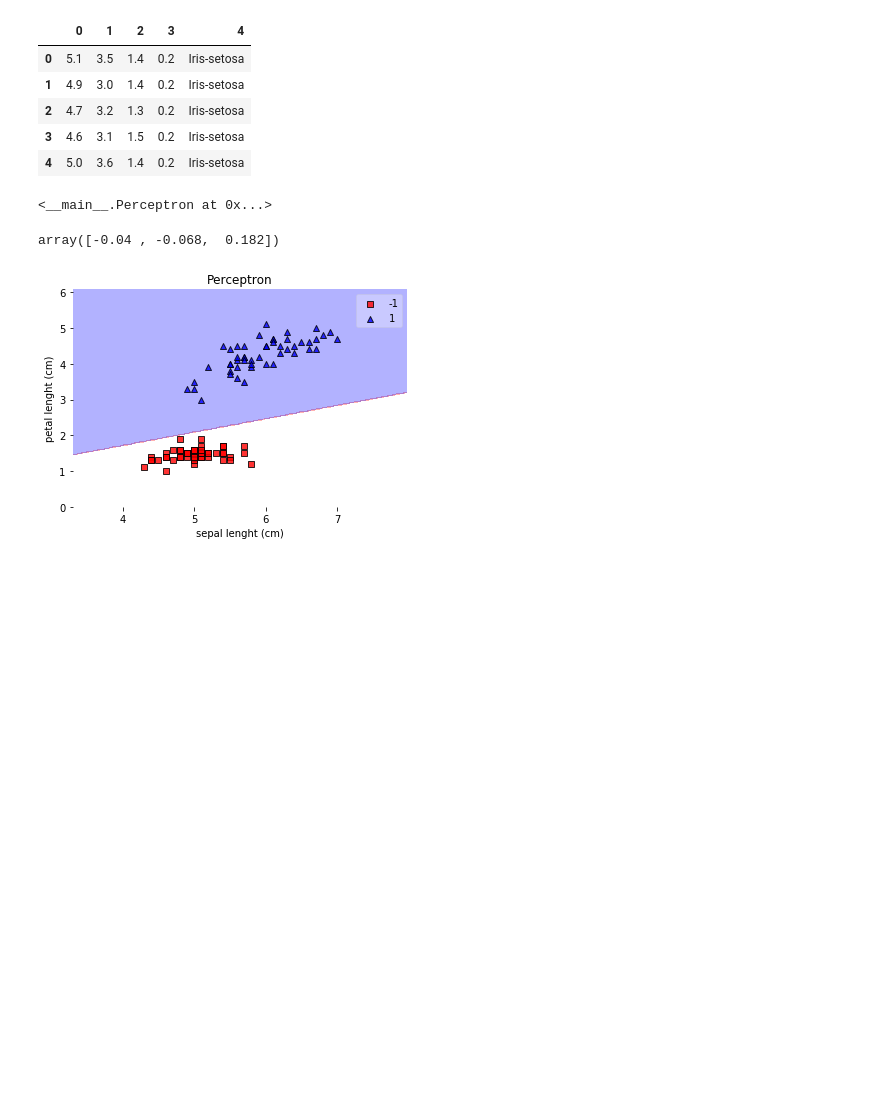
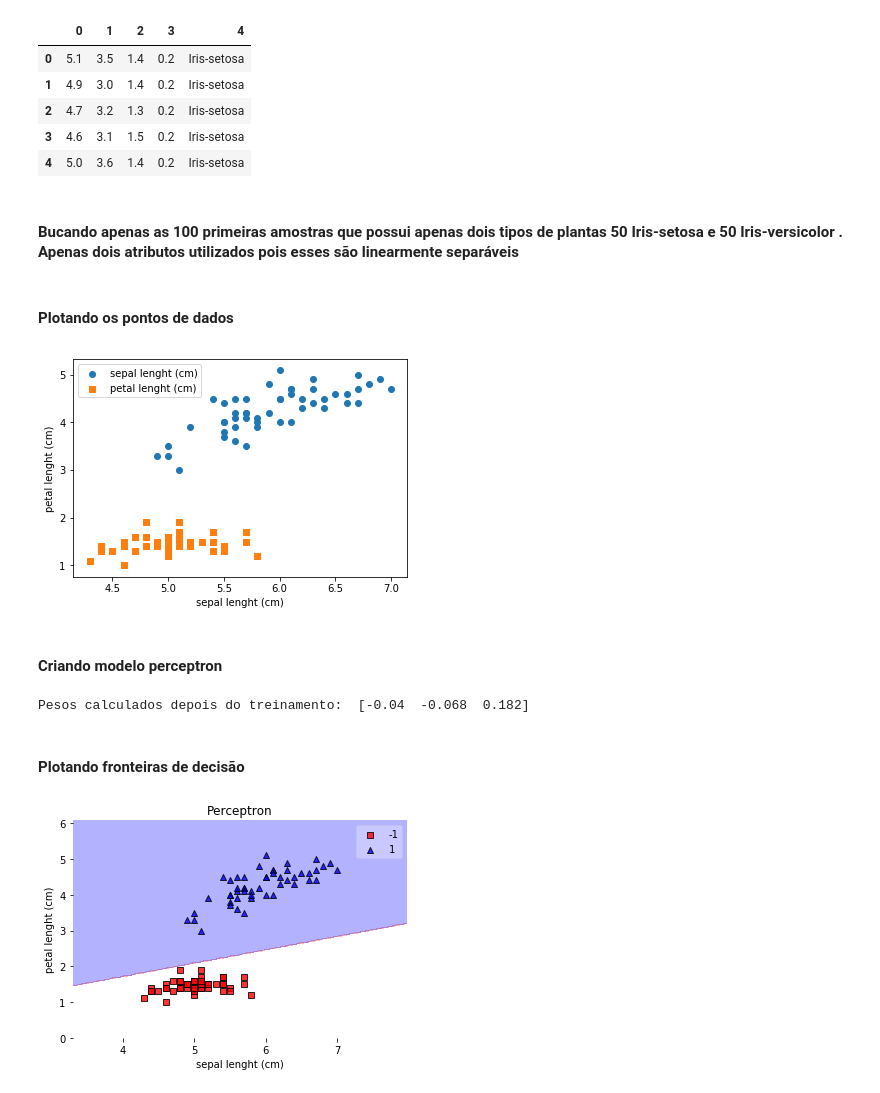
Before and after one commit to aviniciuss/artificial-intelligence, a Jupyter notebook: ipynbs/Redes Neurais Artificiais - Perceptron.ipynb, the cells around one changed output. Cells and saved outputs as stored; diff of their text form; code cells hidden in the pictures; blank space fills up the shorter version.

Commit message:
Dados da perceptron atualizados

```diff
--- a/ipynbs/Redes Neurais Artificiais - Perceptron.ipynb
+++ b/ipynbs/Redes Neurais Artificiais - Perceptron.ipynb
@@ -83,19 +85,33 @@ df.head()
 | 2 | 4.7 | 3.2 | 1.3 | 0.2 | Iris-setosa |
 | 3 | 4.6 | 3.1 | 1.5 | 0.2 | Iris-setosa |
 | 4 | 5.0 | 3.6 | 1.4 | 0.2 | Iris-setosa |
+# %% [markdown]
+#### Bucando apenas as 100 primeiras amostras que possui apenas dois tipos de plantas 50 Iris-setosa e 50 Iris-versicolor . Apenas dois atributos utilizados pois esses são linearmente separáveis
 # %%
 y = df.iloc[0:100, 4].values
 y = np.where(y == 'Iris-setosa', -1, 1)
 X = df.iloc[0:100, [0,2]].values
+# %% [markdown]
+#### Plotando os pontos de dados
+# %%
+plt.scatter(X[y==1, 0], X[y==1, 1], label='sepal lenght (cm)', marker='o')
+plt.scatter(X[y==-1, 0], X[y==-1, 1], label='petal lenght (cm)', marker='s')
+plt.xlabel('sepal lenght (cm)')
+plt.ylabel('petal lenght (cm)')
+plt.legend()
+plt.show()
+# %% [output]
+[figure, added]
+# %% [markdown]
+#### Criando modelo perceptron
 # %%
 clf = Perceptron(epochs=10)
 clf.train(X, y)
+print('Pesos calculados depois do treinamento: ', clf._weights)
 # %% [output]
-<__main__.Perceptron at 0x...>
+Pesos calculados depois do treinamento:  [-0.04  -0.068  0.182]
-# %%
-clf._weights
-# %% [output]
-array([-0.04 , -0.068,  0.182])
+# %% [markdown]
+#### Plotando fronteiras de decisão
 # %%
 plot_decision_regions(X, y, clf=clf)
 plt.title('Perceptron')
```
Also changed, not shown: parts of 6 cells of this notebook, 4 other files.
